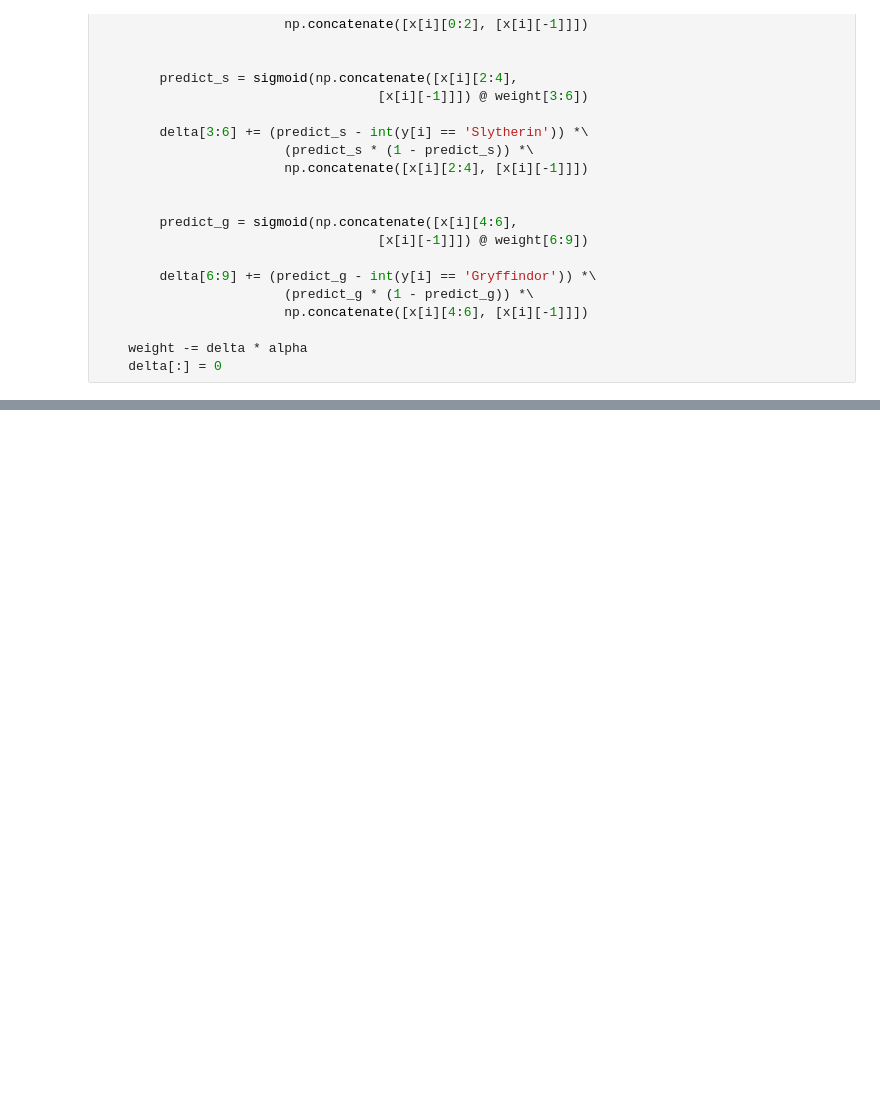
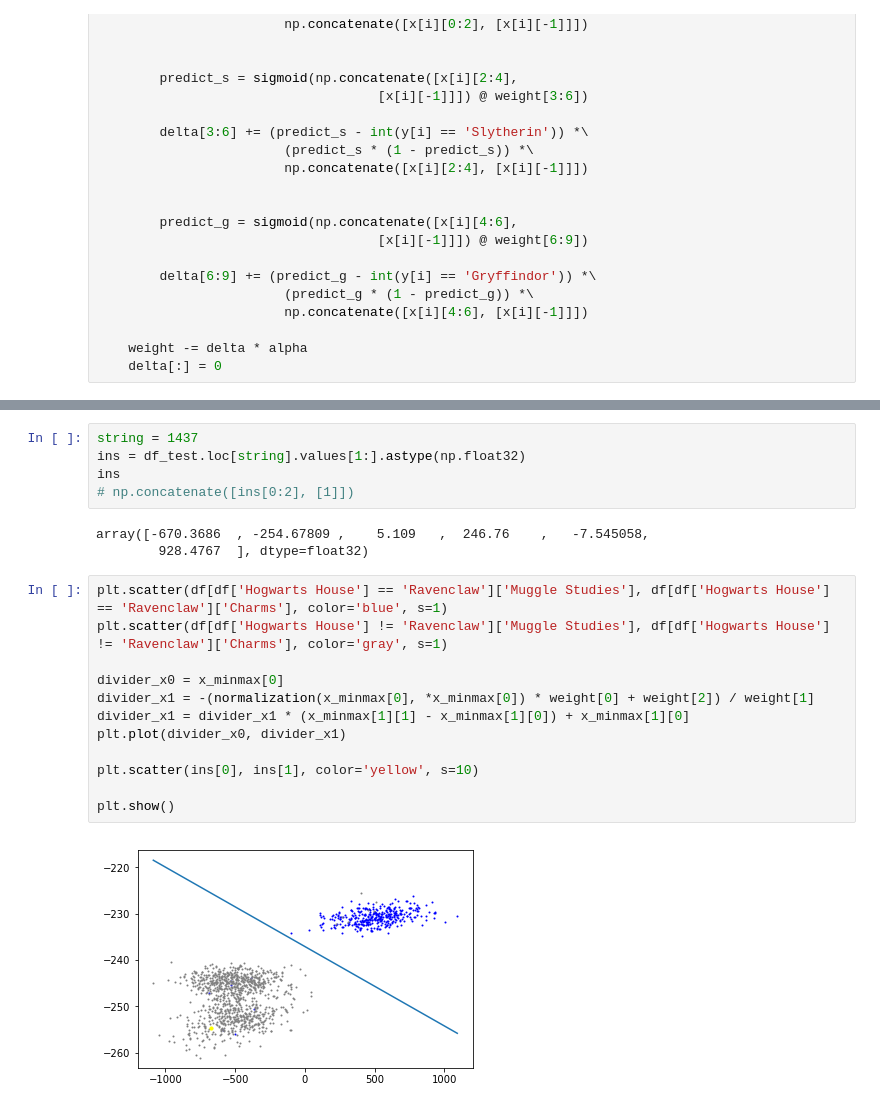
Before and after one commit to Sladge17/logistic_regression, a Jupyter notebook: logreg_train.ipynb, the cells around one changed output, grey strips where cells are left out. Saved outputs shown, nothing was run; the diff lists cells and outputs as text; blank space fills up the shorter version.

```diff
--- a/logreg_train.ipynb
+++ b/logreg_train.ipynb
@@ -144,0 +181,22 @@ array([0.10121056, 0.08535934, 0.08151308], dtype=float32)
+# %%
+string = 1437
+ins = df_test.loc[string].values[1:].astype(np.float32)
+ins
+# np.concatenate([ins[0:2], [1]])
+# %% [output]
+array([-670.3686  , -254.67809 ,    5.109   ,  246.76    ,   -7.545058,
+        928.4767  ], dtype=float32)
+# %%
+plt.scatter(df[df['Hogwarts House'] == 'Ravenclaw']['Muggle Studies'], df[df['Hogwarts House'] == 'Ravenclaw']['Charms'], color='blue', s=1)
+plt.scatter(df[df['Hogwarts House'] != 'Ravenclaw']['Muggle Studies'], df[df['Hogwarts House'] != 'Ravenclaw']['Charms'], color='gray', s=1)
+
+divider_x0 = x_minmax[0]
+divider_x1 = -(normalization(x_minmax[0], *x_minmax[0]) * weight[0] + weight[2]) / weight[1]
+divider_x1 = divider_x1 * (x_minmax[1][1] - x_minmax[1][0]) + x_minmax[1][0]
+plt.plot(divider_x0, divider_x1)
+
+plt.scatter(ins[0], ins[1], color='yellow', s=10)
+
+plt.show()
+# %% [output]
+[figure, added]
```
Also changed, not shown: parts of 13 cells of this notebook, 3 other files.
